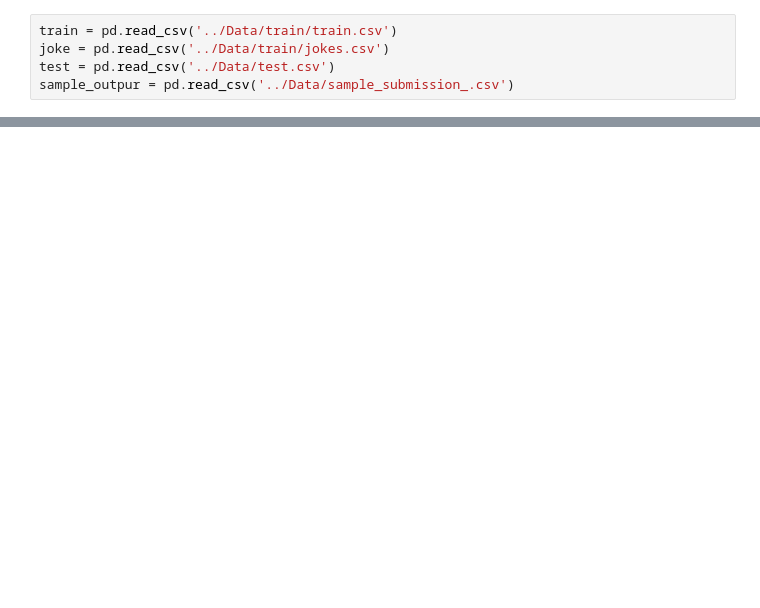
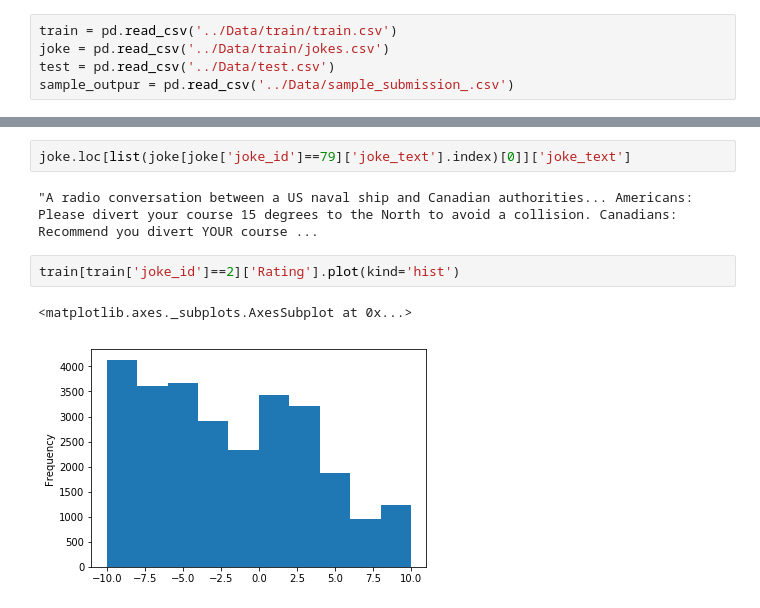
Before and after one commit to mdnu838/Practice-Problem-Is-this-joke-funny, a Jupyter notebook: working/EDA.ipynb, the cells around one changed output, grey strips where cells are left out. Cells and saved outputs as stored; diff of their text form; blank space fills up the shorter version.

```diff
--- a/working/EDA.ipynb
+++ b/working/EDA.ipynb
@@ -72,0 +28,9 @@ sample_outpur
+# %%
+joke.loc[list(joke[joke['joke_id']==79]['joke_text'].index)[0]]['joke_text']
+# %% [output]
+"A radio conversation between a US naval ship and Canadian authorities... Americans: Please divert your course 15 degrees to the North to avoid a collision. Canadians: Recommend you divert YOUR course ...
+# %%
+train[train['joke_id']==2]['Rating'].plot(kind='hist')
+# %% [output]
+<matplotlib.axes._subplots.AxesSubplot at 0x...>
+[figure, added]
```
Also changed, not shown: parts of 23 cells of this notebook, 1 other file.
